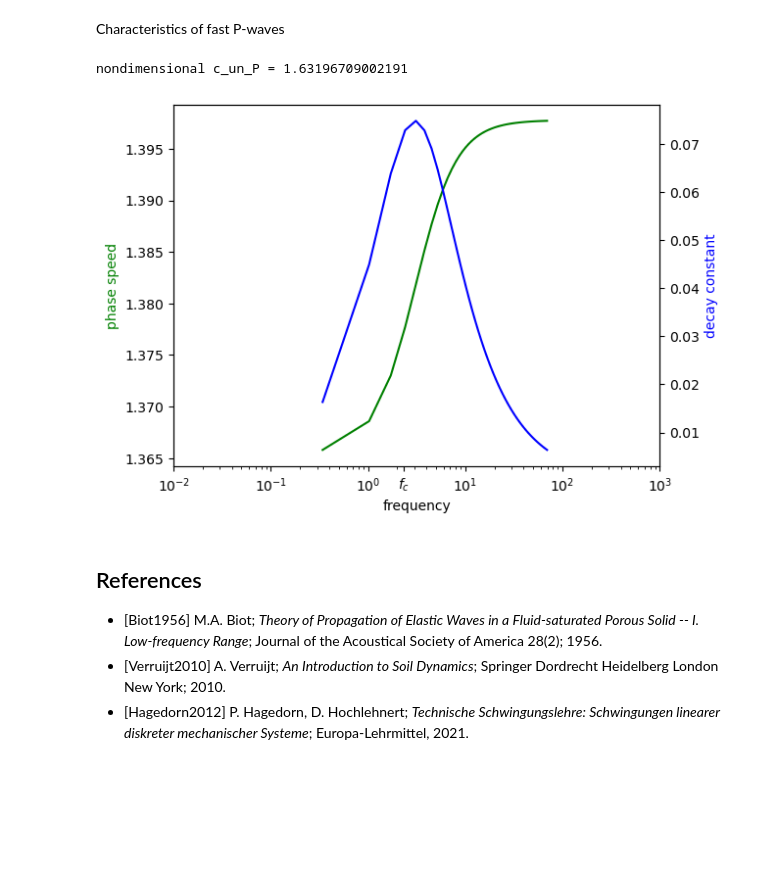
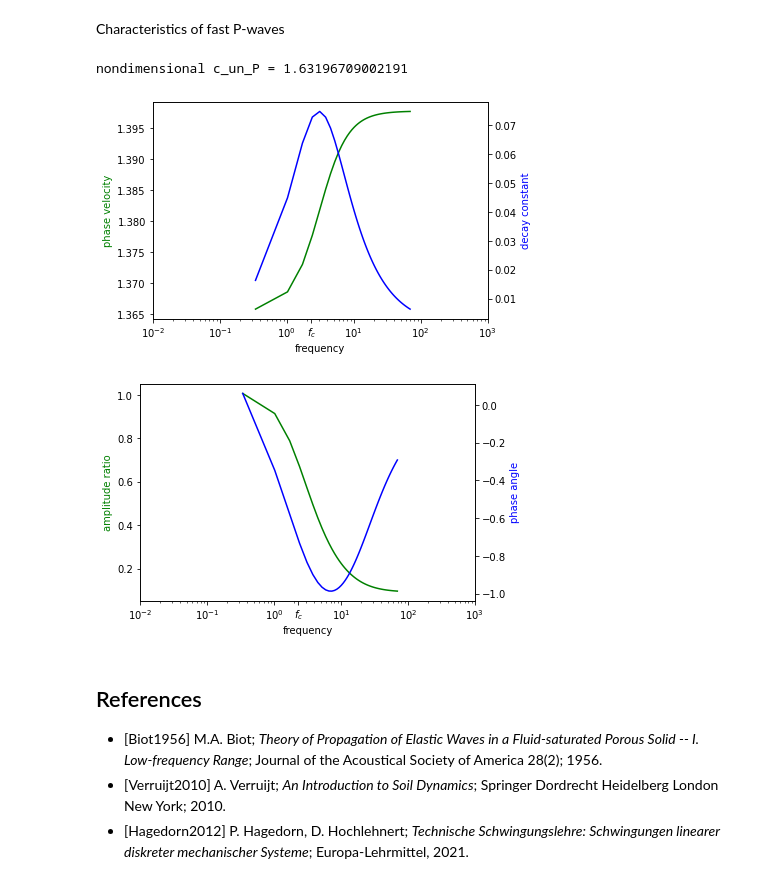
Before and after one commit to nagelt/soil_dynamics, a Jupyter notebook: extra_biot_oscillations.ipynb, the cells around one changed output. Saved outputs shown, nothing was run; the diff lists cells and outputs as text; code cells hidden in the pictures; blank space fills up the shorter version.

```diff
--- a/extra_biot_oscillations.ipynb
+++ b/extra_biot_oscillations.ipynb
@@ -265,14 +265,14 @@ number_of_eigenvalues = len(eigenvalue_num_S)
 # %%
 eigenvector_num_S = np.zeros((number_of_eigenvalues, 2), dtype=complex)
 for mode_n, delta_n in enumerate(eigenvalue_num_S):
-    EVP = evp_num_S.subs(delta, delta_n)
-    ev0r = np.array([1.0, -EVP[0,0].evalf()/EVP[0,1].evalf()], dtype=complex)   # first row --> eigenvector
+    EVP_S = evp_num_S.subs(delta, delta_n)
+    ev0r = np.array([1.0, -EVP_S[0,0].evalf()/EVP_S[0,1].evalf()], dtype=complex)   # first row --> eigenvector
     ev0r_norm = np.linalg.norm(ev0r)
     if ev0r_norm>0:
         ev0rn = ev0r/ev0r_norm  # normalize
     else:
         ev0rn = ev0r
-    #ev1r = np.array([1.0, -EVP[1,0].evalf()/EVP[1,1].evalf()], dtype=complex)   # second row, redundant
+    #ev1r = np.array([1.0, -EVP_S[1,0].evalf()/EVP_S[1,1].evalf()], dtype=complex)   # second row, redundant
     #ev1rn = ev1r/np.linalg.norm(ev1r)   # normalize
     print("--- {}. mode ---".format(mode_n))
     print("eigenvalue = {}  ".format(delta_n))
@@ -525,10 +537,10 @@ plt.ylabel("$\mathfrak{I}\{\delta\}$");
 # %%
 eigenvector_num_P = np.zeros((number_of_eigenvalues, 2), dtype=complex)
 for mode_n, delta_n in enumerate(eigenvalue_num_P):
-    EVP = evp_num_P.subs(delta, delta_n)
-    ev0r = np.array([1.0, -EVP[0,0].evalf()/EVP[0,1].evalf()], dtype=complex)   # first row --> eigenvector
+    EVP_P = evp_num_P.subs(delta, delta_n)
+    ev0r = np.array([1.0, -EVP_P[0,0].evalf()/EVP_P[0,1].evalf()], dtype=complex)   # first row --> eigenvector
     ev0rn = ev0r/np.linalg.norm(ev0r)   # normalize
-    #ev1r = np.array([1.0, -EVP[1,0].evalf()/EVP[1,1].evalf()], dtype=complex)   # second row, redundant
+    #ev1r = np.array([1.0, -EVP_P[1,0].evalf()/EVP_P[1,1].evalf()], dtype=complex)   # second row, redundant
     #ev1rn = ev1r/np.linalg.norm(ev1r)   # normalize
     print("--- {}. mode ---".format(mode_n))
     print("eigenvalue = {}  ".format(delta_n))
@@ -790,22 +829,31 @@ tikzplotlib.save("p_wave_slow.tex", axis_height = '\\figH', axis_width = '\\figW
 # %% [markdown]
 Characteristics of fast P-waves
 # %%
-fig3, ax5 = plt.subplots();
-
-ax6 = ax5.twinx();
-ax5.semilogx(f2, c2, 'g');
-ax6.semilogx(f2, np.abs(d2)/f2, 'b');
-
-ax5.set_xlabel('frequency');
-ax5.set_xticks(list(ax5.get_xticks()) + [f_critical_num], list(ax5.get_xticklabels()) + ['$f_c$'])   # with extra tick
-ax5.set_ylabel('phase speed', color='g');
-ax6.set_ylabel('decay constant', color='b');
-tikzplotlib.save("p_wave_fast.tex", axis_height = '\\figH', axis_width = '\\figW')
+fig5, ax9 = plt.subplots();
+ax10 = ax9.twinx();
+ax9.semilogx(f2, c2, 'g');
+ax10.semilogx(f2, np.abs(d2)/f2, 'b');
+ax9.set_xlabel('frequency');
+ax9.set_xticks(list(ax9.get_xticks()) + [f_critical_num], list(ax9.get_xticklabels()) + ['$f_c$'])   # with extra tick
+ax9.set_ylabel('phase velocity', color='g');
+ax10.set_ylabel('decay constant', color='b');
+tikzplotlib.save("p_wave_fast_eigenvalue.tex", axis_height = '\\figH', axis_width = '\\figW')
 
 print("nondimensional c_un_P = {}".format(c_un_P_num/c_el_P_num))
+
+fig6, ax11 = plt.subplots();
+ax12 = ax11.twinx();
+ax11.semilogx(f2, AR2, 'g');
+ax12.semilogx(f2, phi2, 'b');
+ax11.set_xlabel('frequency');
+ax11.set_xticks(list(ax11.get_xticks()) + [f_critical_num], list(ax11.get_xticklabels()) + ['$f_c$'])   # with extra tick
+ax11.set_ylabel('amplitude ratio', color='g');
+ax12.set_ylabel('phase angle', color='b');
+tikzplotlib.save("p_wave_fast_eigenvector.tex", axis_height = '\\figH', axis_width = '\\figW')
 # %% [output]
 nondimensional c_un_P = 1.63196709002191
-[figure, old version]
+[figure, new version]
+[figure, added]
 # %% [markdown]
 ## References
 - \[Biot1956\]   M.A. Biot; _Theory of Propagation of Elastic Waves in a Fluid-saturated Porous Solid -- I. Low-frequency Range_; Journal of the Acoustical Society of America 28(2); 1956.
```
Also changed, not shown: parts of 14 cells of this notebook.
